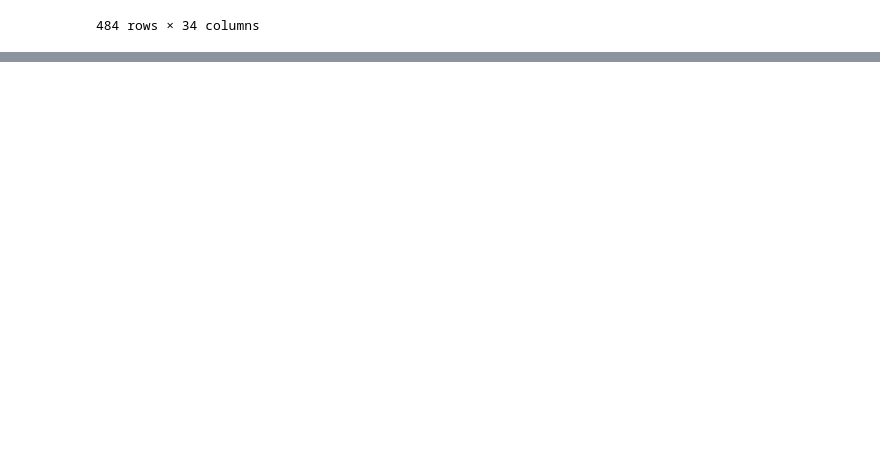
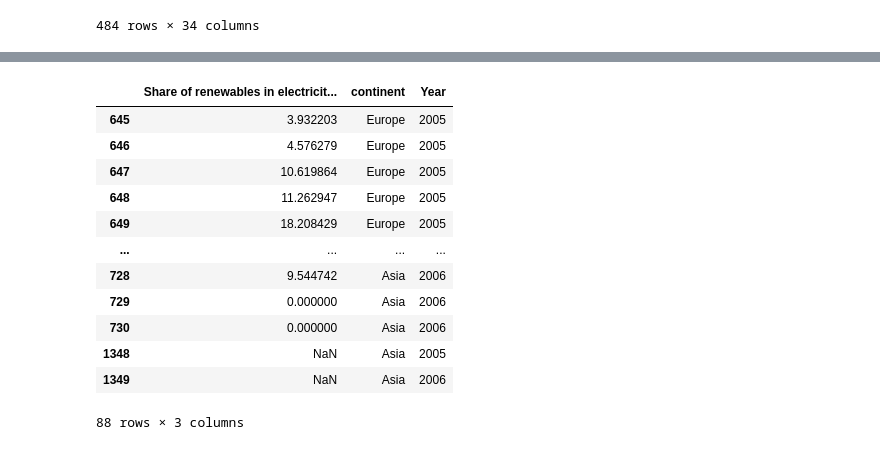
Before and after one commit to MarianMash/Data-Visualization, a Jupyter notebook: test.ipynb, the cells around one changed output, grey strips where cells are left out. Saved outputs shown, nothing was run; the diff lists cells and outputs as text; code cells hidden in the pictures; blank space fills up the shorter version.

```diff
--- a/test.ipynb
+++ b/test.ipynb
@@ -184,0 +259,20 @@ file[(file['Year'] >= value[0]) & (file['Year'] <= value[1])]
+# %%
+value=[2005, 2006]
+dff = file.copy()
+dff = dff[(dff['Year'] >= value[0]) & (dff['Year'] <= value[1])]
+dff = dff[['Share of renewables in electricity production (%)', 'continent', 'Year']]
+dff
+# %% [output]
+|  | Share of renewables in electricit... | continent | Year |
+| 645 | 3.932203 | Europe | 2005 |
+| 646 | 4.576279 | Europe | 2005 |
+| 647 | 10.619864 | Europe | 2005 |
+| 648 | 11.262947 | Europe | 2005 |
+| 649 | 18.208429 | Europe | 2005 |
+| ... | ... | ... | ... |
+| 728 | 9.544742 | Asia | 2006 |
+| 729 | 0.000000 | Asia | 2006 |
+| 730 | 0.000000 | Asia | 2006 |
+| 1348 | NaN | Asia | 2005 |
+| 1349 | NaN | Asia | 2006 |
+88 rows × 3 columns
```
Also changed, not shown: parts of 19 cells of this notebook, 1 other file.
